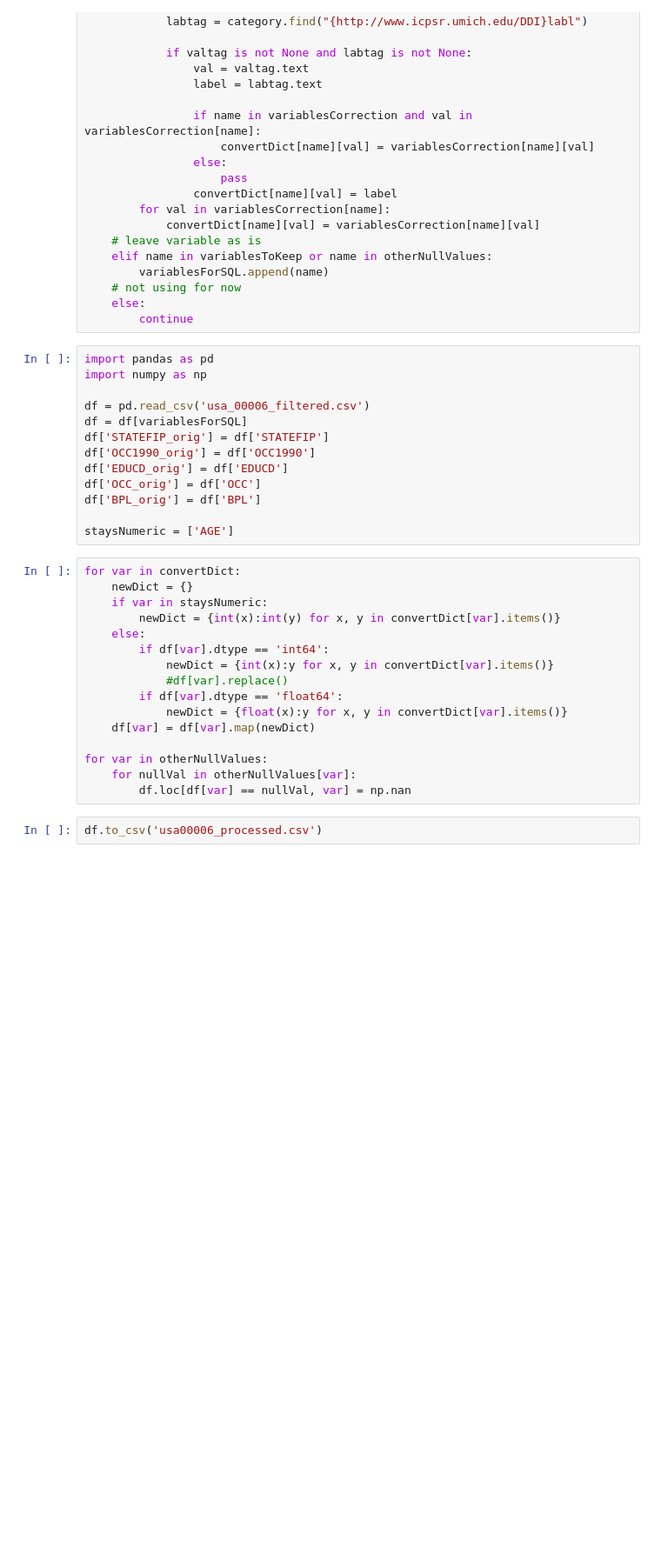
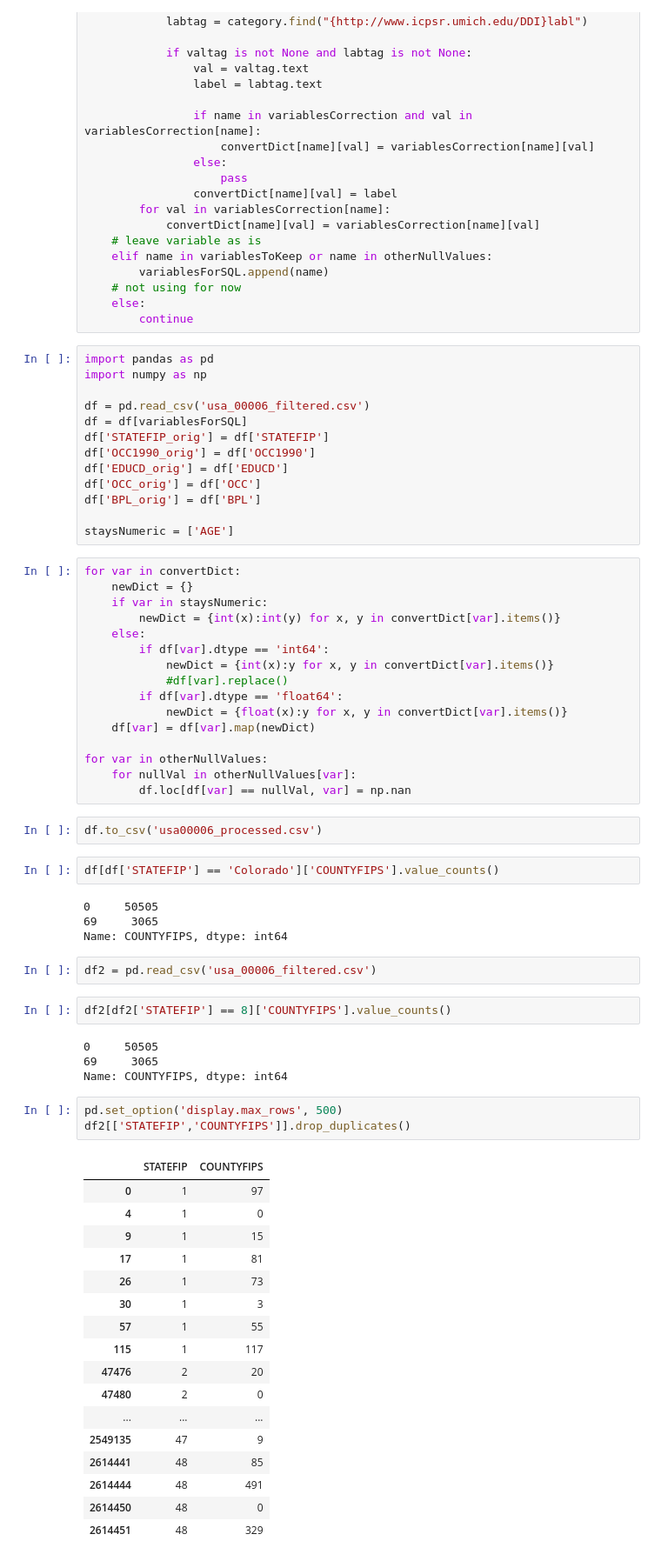
Before and after one commit to kutchko/SiliconSearch, a Jupyter notebook: code_IPUMS_variables.ipynb, the cells around one changed output. Shown: that part at 87% size. Cells and saved outputs as stored; diff of their text form; blank space fills up the shorter version.

```diff
--- a/code_IPUMS_variables.ipynb
+++ b/code_IPUMS_variables.ipynb
@@ -154,3 +154,38 @@ for var in otherNullValues:
         df.loc[df[var] == nullVal, var] = np.nan
 # %%
 df.to_csv('usa00006_processed.csv')
+# %%
+df[df['STATEFIP'] == 'Colorado']['COUNTYFIPS'].value_counts()
+# %% [output]
+0     50505
+69     3065
+Name: COUNTYFIPS, dtype: int64
+# %%
+df2 = pd.read_csv('usa_00006_filtered.csv')
+# %%
+df2[df2['STATEFIP'] == 8]['COUNTYFIPS'].value_counts()
+# %% [output]
+0     50505
+69     3065
+Name: COUNTYFIPS, dtype: int64
+# %%
+pd.set_option('display.max_rows', 500)
+df2[['STATEFIP','COUNTYFIPS']].drop_duplicates()
+# %% [output]
+|  | STATEFIP | COUNTYFIPS |
+| 0 | 1 | 97 |
+| 4 | 1 | 0 |
+| 9 | 1 | 15 |
+| 17 | 1 | 81 |
+| 26 | 1 | 73 |
+| 30 | 1 | 3 |
+| 57 | 1 | 55 |
+| 115 | 1 | 117 |
+| 47476 | 2 | 20 |
+| 47480 | 2 | 0 |
+| ... | ... | ... |
+| 2549135 | 47 | 9 |
+| 2614441 | 48 | 85 |
+| 2614444 | 48 | 491 |
+| 2614450 | 48 | 0 |
+| 2614451 | 48 | 329 |
```
Also changed, not shown: parts of 2 cells of this notebook, 2 other files.
